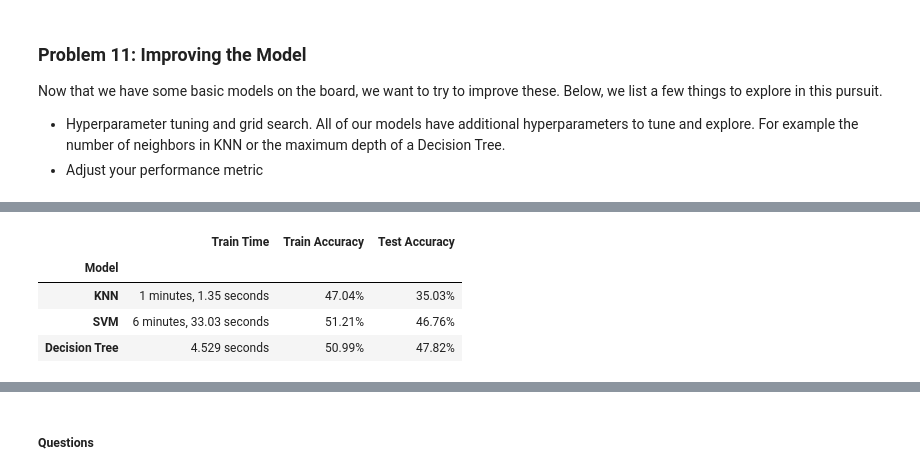
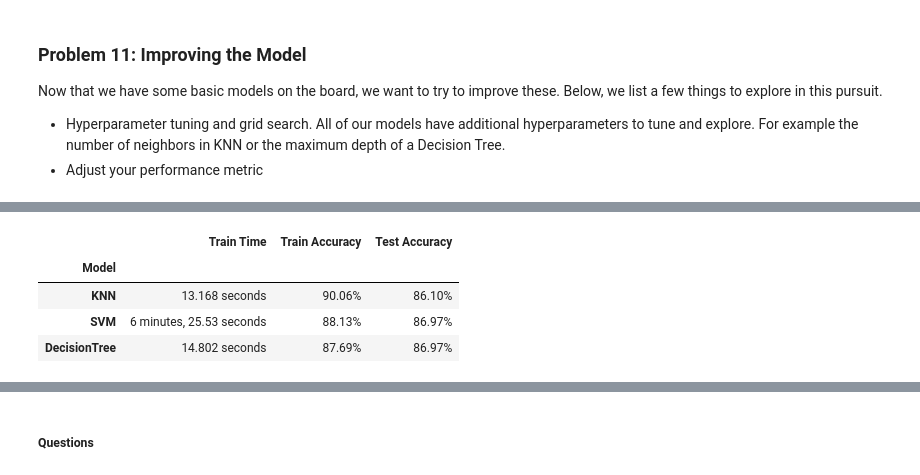
Before and after one commit to vegalopm/ml-assignment-mod17, a Jupyter notebook: prompt_III.ipynb, the cells around one changed output, grey strips where cells are left out. Cells and saved outputs as stored; diff of their text form; code cells hidden in the pictures.

Commit message:
Adjusting weights to see if score improves

```diff
--- a/prompt_III.ipynb
+++ b/prompt_III.ipynb
@@ -450,12 +469,11 @@ def plot_results(best_values):
         plt.show()
 # %%
 # Grid Search with default scoring of the models.
-# I'm expecting it to not perform as well since the default estimator does not
-# consider an imbalanced Dataset.
+
 models = {
-    'KNN': (KNeighborsClassifier(), {'KNN__n_neighbors': [25, 27, 29], 'KNN__weights': ['uniform', 'distance']}),
-    'SVM': (SVC(max_iter=20_000, tol=1e-3, class_weight='balanced'), {'SVM__C': [1, 1.5, 1.6], 'SVM__kernel': ['linear', 'rbf']}),
-    'DecisionTree': (DecisionTreeClassifier(class_weight='balanced'), {'DecisionTree__max_depth': [3, 5, 7], 'DecisionTree__min_samples_split': [12, 15, 20, 22]})
+    'KNN': (KNeighborsClassifier(), {'KNN__n_neighbors': [27, 29, 30, 31], 'KNN__weights': ['uniform', 'distance']}),
+    'SVM': (SVC(max_iter=20_000, tol=1e-3), {'SVM__C': [1, 1.5, 1.6], 'SVM__kernel': ['linear', 'rbf'], 'SVM__class_weight': ['balanced', {0: 1, 1: 15}]}),
+    'DecisionTree': (DecisionTreeClassifier(), {'DecisionTree__max_depth': [None, 1, 5, 7, 9], 'DecisionTree__min_samples_split': [12, 15, 20, 22], 'DecisionTree__class_weight': ['balanced', {0: 1, 1: 15}})
 }
 
 results_default_scoring, best_values_default = grid_search(models)
@@ -487,23 +505,23 @@ Model: DecisionTree, Best params: {'DecisionTree__max_depth': 3, 'DecisionTree__
 # %%
 # Grid Search with scoring set to 'f1'.
 # This should perform better with an imbalanced Dataset.
 models = {
     'KNN': (KNeighborsClassifier(), {'KNN__n_neighbors': [1, 3, 5, 7], 'KNN__weights': ['uniform', 'distance']}),
-    'SVM': (SVC(max_iter=20_000, tol=1e-3, class_weight='balanced'), {'SVM__C': [2, 3, 5, 10], 'SVM__kernel': ['linear', 'rbf']}),
-    'DecisionTree': (DecisionTreeClassifier(class_weight='balanced'), {'DecisionTree__max_depth': [None, 6, 7, 10, 12], 'DecisionTree__min_samples_split': [10, 12, 15, 20, 22]})
+    'SVM': (SVC(max_iter=20_000, tol=1e-3), {'SVM__C': [0.1, 1, 2], 'SVM__kernel': ['linear', 'rbf']}),
+    'DecisionTree': (DecisionTreeClassifier(), {'DecisionTree__max_depth': [None, 6, 7, 10, 12], 'DecisionTree__min_samples_split': [10, 12, 15, 20, 22], 'DecisionTree__class_weight': ['balanced', {0: 1, 1: 15}})
 }
 
 results_f1_scoring, best_values_f1 = grid_search(models, scoring='f1')
 
 results_f1_scoring_df = pd.DataFrame(results_f1_scoring)
 results_f1_scoring_df.set_index('Model', inplace=True)
 results_f1_scoring_df
 # %% [output]
 |  | Train Time | Train Accuracy | Test Accuracy |
 | Model |  |  |  |
-| KNN | 1 minutes, 1.35 seconds | 47.04% | 35.03% |
-| SVM | 6 minutes, 33.03 seconds | 51.21% | 46.76% |
-| Decision Tree | 4.529 seconds | 50.99% | 47.82% |
+| KNN | 13.168 seconds | 90.06% | 86.10% |
+| SVM | 6 minutes, 25.53 seconds | 88.13% | 86.97% |
+| DecisionTree | 14.802 seconds | 87.69% | 86.97% |
 # %%
 plot_results(best_values_f1)
 # %% [output]
```
Also changed, not shown: parts of 11 cells of this notebook.
